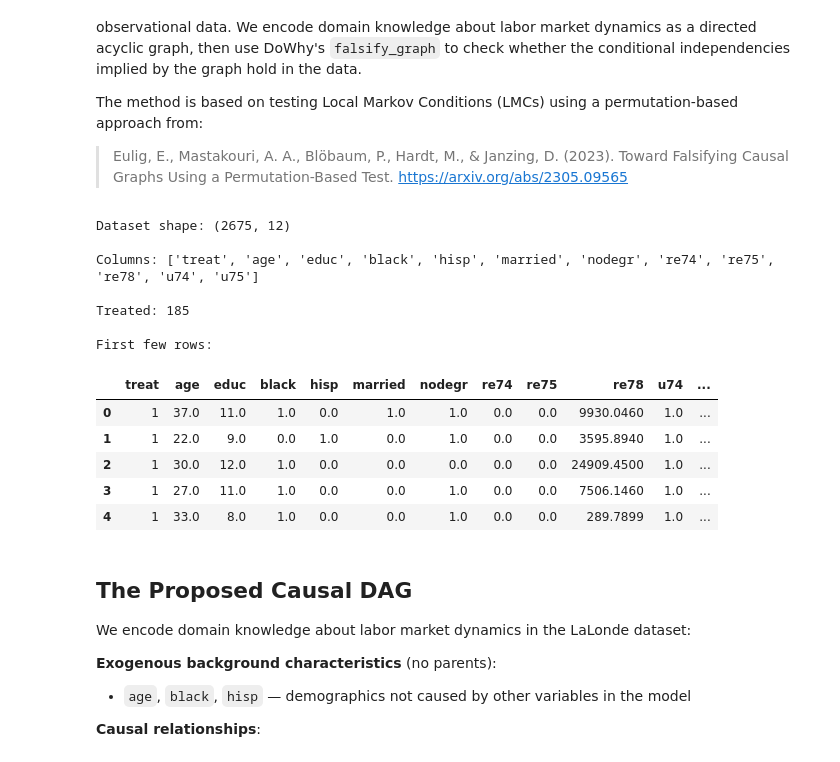
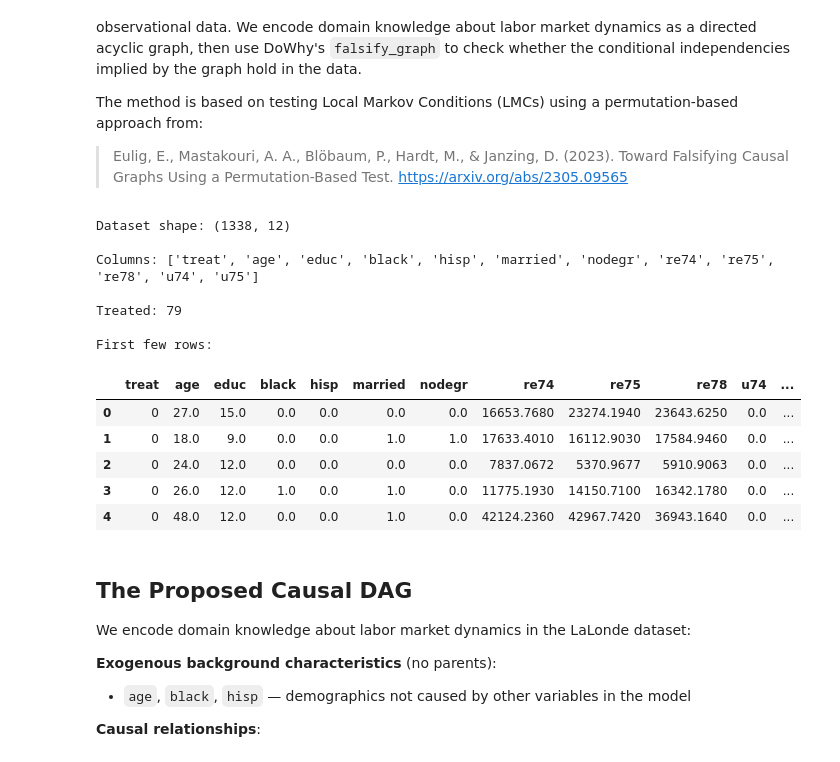
Before and after one commit to bernomone/causal-stuff, a Jupyter notebook: notebooks/04_lalonde_dag_falsification.ipynb, the cells around one changed output. Saved outputs shown, nothing was run; the diff lists cells and outputs as text; code cells hidden in the pictures.

```diff
--- a/notebooks/04_lalonde_dag_falsification.ipynb
+++ b/notebooks/04_lalonde_dag_falsification.ipynb
@@ -27,35 +82,35 @@ from datasets import LalondeDataset
 # %%
 # Load LaLonde dataset with observational data
 # This combines experimental treated (185) with non-experimental PSID controls (2,490)
 ds = LalondeDataset()
-data = ds.observational()
+data = ds.observational().sample(frac=0.5, random_state=42).reset_index(drop=True)  # Shuffle the data
 
 # Cast treat from boolean to int for kernel-based independence tests
 data["treat"] = data["treat"].astype(int)
 
 treatment_col = "treat"
 outcome_col = "re78"
 covariate_cols = ["age", "educ", "black", "hisp", "married", "nodegr", "re74", "re75", "u74", "u75"]
 
 print(f"Dataset shape: {data.shape}")
 print(f"\nColumns: {list(data.columns)}")
 print(f"\nTreated: {data.treat.sum()}")
 print(f"\nFirst few rows:")
 data.head()
 # %% [output]
-Dataset shape: (2675, 12)
+Dataset shape: (1338, 12)
 
 Columns: ['treat', 'age', 'educ', 'black', 'hisp', 'married', 'nodegr', 're74', 're75', 're78', 'u74', 'u75']
 
-Treated: 185
+Treated: 79
 
 First few rows:
 |  | treat | age | educ | black | hisp | married | nodegr | re74 | re75 | re78 | u74 | ... |
-| 0 | 1 | 37.0 | 11.0 | 1.0 | 0.0 | 1.0 | 1.0 | 0.0 | 0.0 | 9930.0460 | 1.0 | ... |
-| 1 | 1 | 22.0 | 9.0 | 0.0 | 1.0 | 0.0 | 1.0 | 0.0 | 0.0 | 3595.8940 | 1.0 | ... |
-| 2 | 1 | 30.0 | 12.0 | 1.0 | 0.0 | 0.0 | 0.0 | 0.0 | 0.0 | 24909.4500 | 1.0 | ... |
-| 3 | 1 | 27.0 | 11.0 | 1.0 | 0.0 | 0.0 | 1.0 | 0.0 | 0.0 | 7506.1460 | 1.0 | ... |
-| 4 | 1 | 33.0 | 8.0 | 1.0 | 0.0 | 0.0 | 1.0 | 0.0 | 0.0 | 289.7899 | 1.0 | ... |
+| 0 | 0 | 27.0 | 15.0 | 0.0 | 0.0 | 0.0 | 0.0 | 16653.7680 | 23274.1940 | 23643.6250 | 0.0 | ... |
+| 1 | 0 | 18.0 | 9.0 | 0.0 | 0.0 | 1.0 | 1.0 | 17633.4010 | 16112.9030 | 17584.9460 | 0.0 | ... |
+| 2 | 0 | 24.0 | 12.0 | 0.0 | 0.0 | 0.0 | 0.0 | 7837.0672 | 5370.9677 | 5910.9063 | 0.0 | ... |
+| 3 | 0 | 26.0 | 12.0 | 1.0 | 0.0 | 1.0 | 0.0 | 11775.1930 | 14150.7100 | 16342.1780 | 0.0 | ... |
+| 4 | 0 | 48.0 | 12.0 | 0.0 | 0.0 | 1.0 | 0.0 | 42124.2360 | 42967.7420 | 36943.1640 | 0.0 | ... |
 # %% [markdown]
 ## The Proposed Causal DAG
 
```
Also changed, not shown: parts of 19 cells of this notebook.
